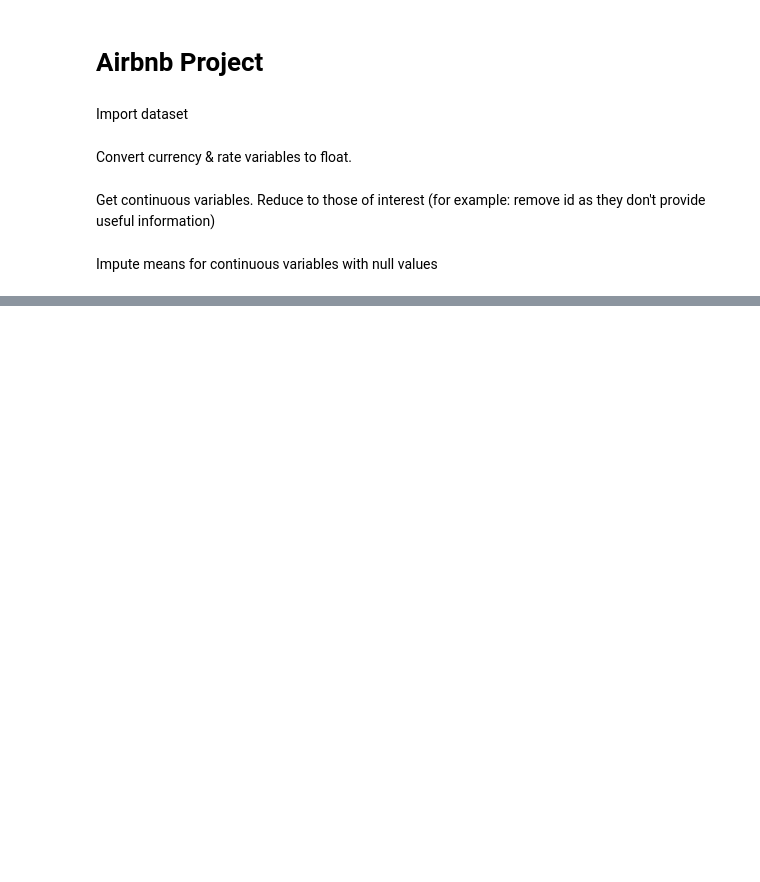
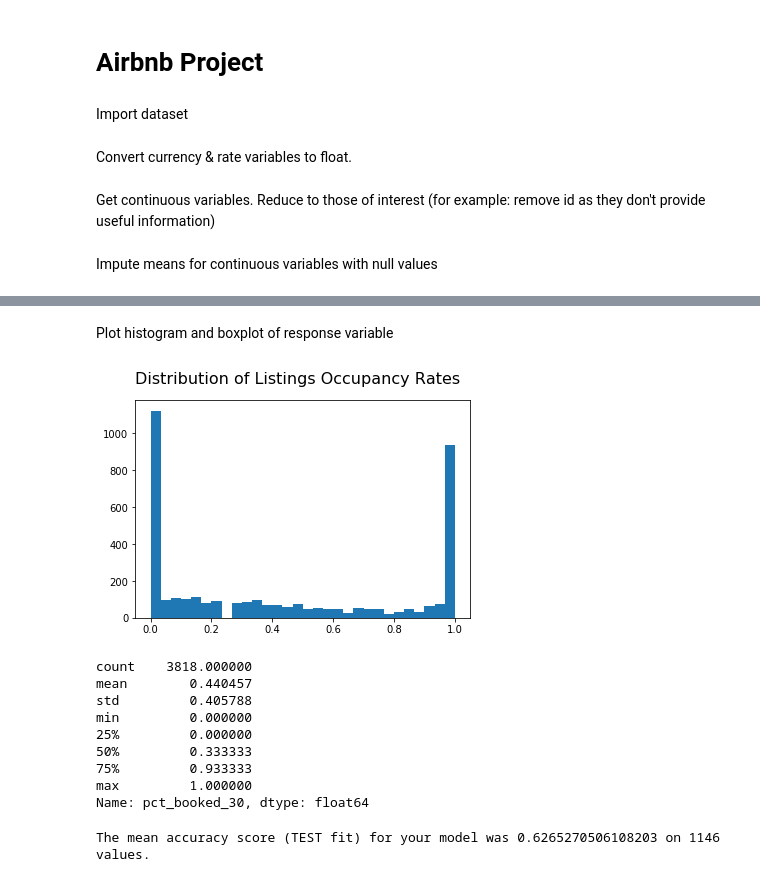
Before and after one commit to bystatsig/Airbnb_Project, a Jupyter notebook: Airbnb Jupyter Notebook.ipynb, the cells around one changed output, grey strips where cells are left out. Drawn from its saved outputs; the diff is of its cells as text; code cells hidden in the pictures; blank space fills up the shorter version.

```diff
--- a/Airbnb Jupyter Notebook.ipynb
+++ b/Airbnb Jupyter Notebook.ipynb
@@ -36,0 +54,38 @@ Impute means for continuous variables with null values
+# %%
+# Get categorical variables of interest
+dfl_categories = dfl.select_dtypes(include=['object'])
+# dfl_categories.nunique()    # Reduced variables to those with unique values less than x
+# dfl_categories['host_response_time'].value_counts()
+dfl_categories_int = dfl_categories[['property_type', 'cancellation_policy', 'neighbourhood_group_cleansed', 'host_response_time']]
+
+# Convert categorical variables of interest to dummy variables (1's and 0's)
+cols = dfl_categories_int.columns
+dummy = pd.get_dummies(dfl_categories_int[cols], prefix=cols, prefix_sep='_', drop_first=True, dummy_na=True)
+# dummy.sum()
+# %%
+# Combine continuous and categorical variables
+dfl_combined = pd.merge(dfl_cont_imp, dummy, left_index=True, right_index=True)
+
+# Create a Response Variable or percentage of the time the listing is booked. Remove vars which are highly correlated to response.
+dfl_combined['pct_booked_30'] = (1 - dfl['availability_30'] / 30)  # Add response variable (continuous)
+# %% [markdown]
+Plot histogram and boxplot of response variable
+# %%
+# Plot histogram of dummy Response Variable
+plt.suptitle('Distribution of Listings Occupancy Rates', fontsize=16)
+histo = plt.hist(dfl_combined['pct_booked_30'], bins=30)
+plt.show()
+
+# Print boxplot
+dfl_combined.describe()['pct_booked_30']  # Average occupancy rate of 44%
+# %% [output]
+[figure, added]
+count    3818.000000
+mean        0.440457
+std         0.405788
+min         0.000000
+25%         0.000000
+50%         0.333333
+75%         0.933333
+max         1.000000
+Name: pct_booked_30, dtype: float64
@@ -36,0 +109,12 @@ Impute means for continuous variables with null values
+# %%
+# 1 - INSTANTIATE THE MODEL
+model = LogisticRegression(max_iter= 50000)
+# 2 - FIT THE MODEL TO THE TRAINING DATA SET
+model.fit(x_train, y_train)
+# 3 - PREDICT TEST DATA FROM THE MODEL
+y_test_preds = model.predict(x_test)
+# 4 - SCORE THE MODEL (BASED ON THE Y_TEST DATASET)
+log_score = model.score(x_test, y_test)
+print("The mean accuracy score (TEST fit) for your model was {} on {} values.".format(log_score, len(y_test)))
+# %% [output]
+The mean accuracy score (TEST fit) for your model was 0.6265270506108203 on 1146 values.
```
Also changed, not shown: parts of 10 cells of this notebook, 2 other files.
